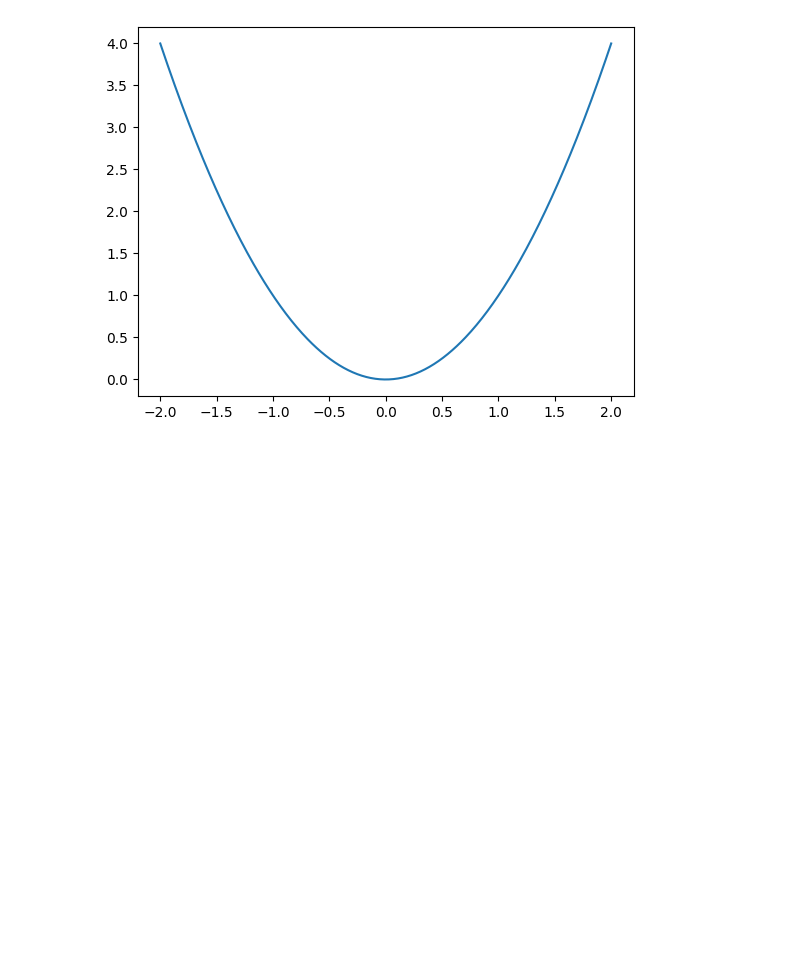
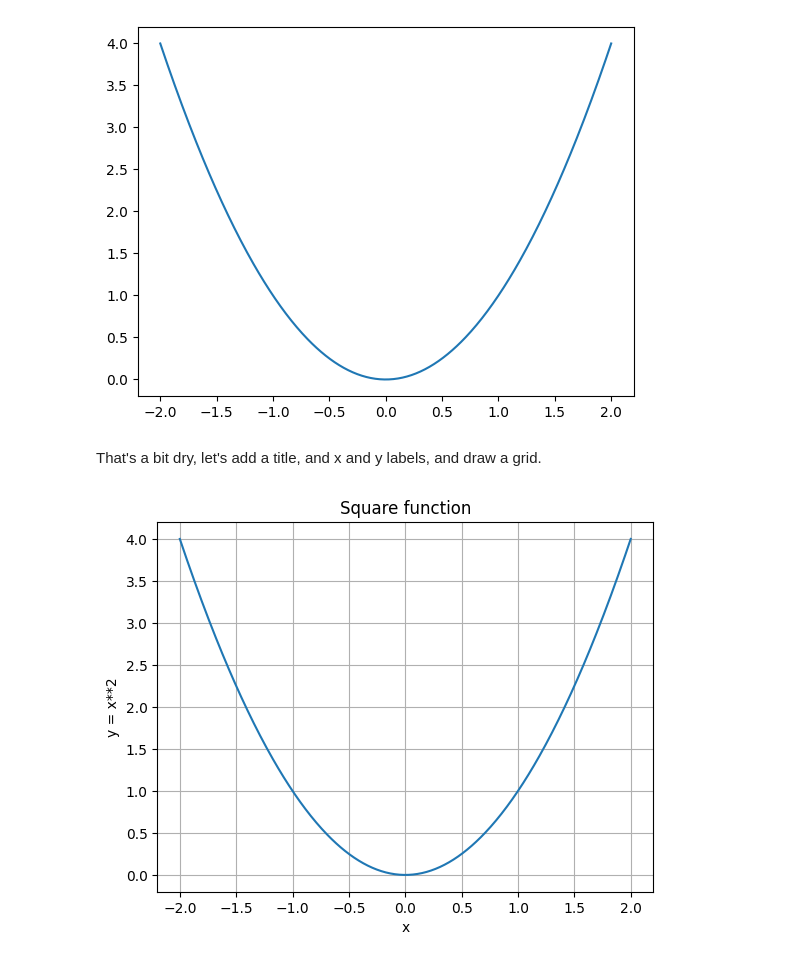
Before and after one commit to JayZeus999/Hands-On-Machine-Learning, a Jupyter notebook: Tools/matplotlib.ipynb, the cells around one changed output. Drawn from its saved outputs; the diff is of its cells as text; code cells hidden in the pictures; blank space fills up the shorter version.

Commit message:
Add a title, x & y labels & draw a grid

```diff
--- a/Tools/matplotlib.ipynb
+++ b/Tools/matplotlib.ipynb
@@ -27,3 +27,14 @@ plt.plot(x, y)
 plt.show()
 # %% [output]
 [figure]
+# %% [markdown]
+That's a bit dry, let's add a title, and x and y labels, and draw a grid.
+# %%
+plt.plot(x, y)
+plt.title("Square function")
+plt.xlabel("x")
+plt.ylabel("y = x**2")
+plt.grid(True)
+plt.show()
+# %% [output]
+[figure, added]
```
